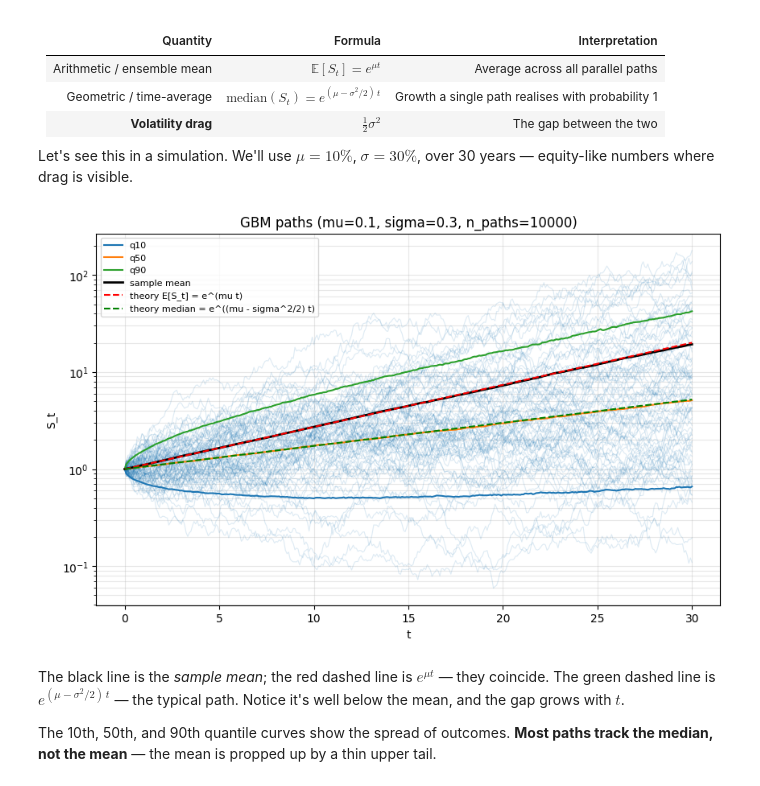
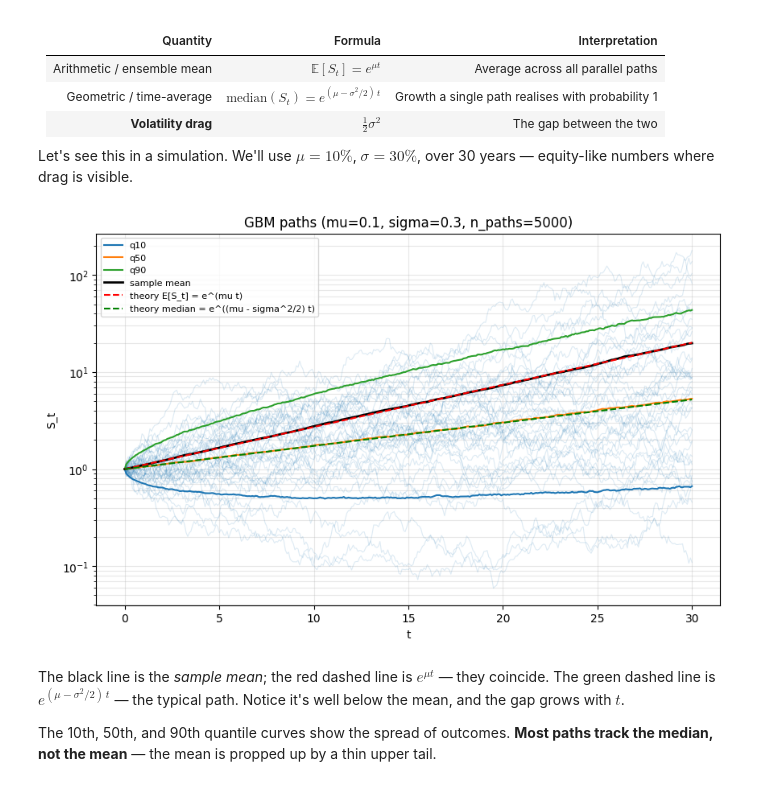
Before and after one commit to tdoris/voldrag, a Jupyter notebook: notebooks/voldrag_tutorial.ipynb, the cells around one changed output. Saved outputs shown, nothing was run; the diff lists cells and outputs as text; code cells hidden in the pictures.

```diff
--- a/notebooks/voldrag_tutorial.ipynb
+++ b/notebooks/voldrag_tutorial.ipynb
@@ -86,12 +86,12 @@ So $\log S_t$ is normal with mean $\left(\mu - \tfrac{1}{2}\sigma^2\right) t$, a
 
 Let's see this in a simulation. We'll use $\mu = 10\%$, $\sigma = 30\%$, over 30 years — equity-like numbers where drag is visible.
 # %%
-paths = simulate_gbm(mu=0.10, sigma=0.30, t=30.0, n_steps=30 * 12, n_paths=10_000, seed=0)
+paths = simulate_gbm(mu=0.10, sigma=0.30, t=30.0, n_steps=30 * 12, n_paths=5_000, seed=0)
 fig, ax = plt.subplots(figsize=(10, 6))
-plot_path_fan(paths, n_to_plot=80, ax=ax)
+plot_path_fan(paths, n_to_plot=40, ax=ax)
 plt.show()
 # %% [output]
-[figure, old version]
+[figure, new version]
 # %% [markdown]
 The black line is the *sample mean*; the red dashed line is $e^{\mu t}$ — they coincide.
 The green dashed line is $e^{(\mu - \sigma^2/2)\,t}$ — the typical path. Notice it's well below the mean, and the gap grows with $t$.
```
Also changed, not shown: parts of 1 cell of this notebook, 1 other file.
